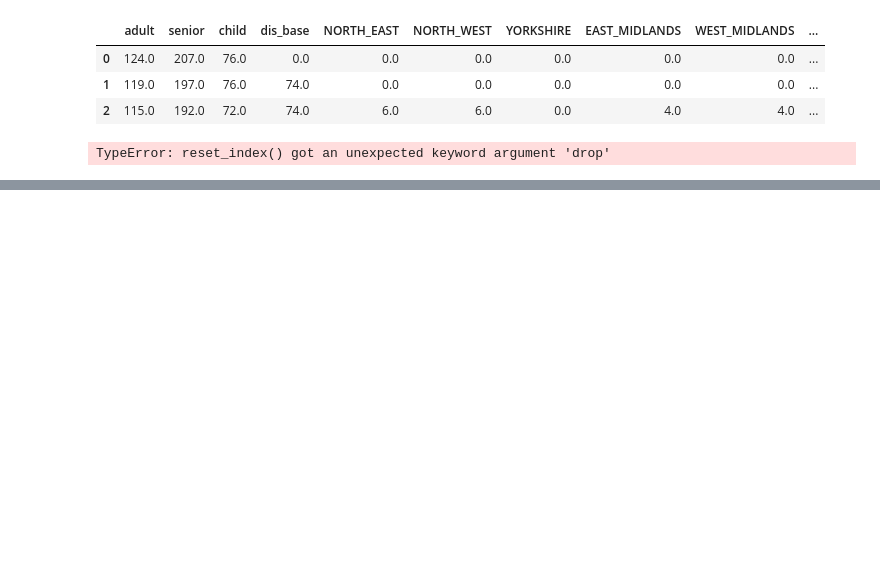
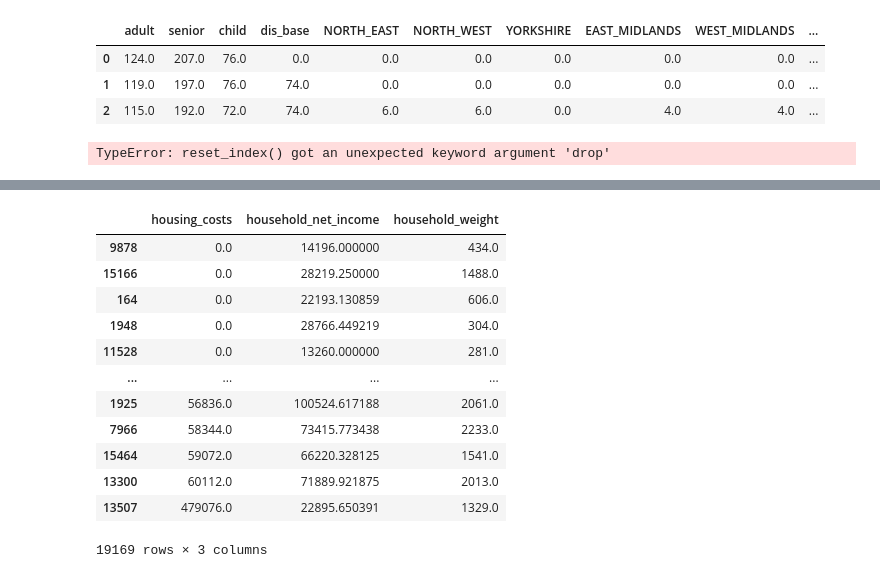
Before and after one commit to UBICenter/uk, a Jupyter notebook: jb/scratch.ipynb, the cells around one changed output, grey strips where cells are left out. Saved outputs shown, nothing was run; the diff lists cells and outputs as text; code cells hidden in the pictures; blank space fills up the shorter version.

```diff
--- a/jb/scratch.ipynb
+++ b/jb/scratch.ipynb
@@ -264,0 +299,16 @@ TypeError: reset_index() got an unexpected keyword argument 'drop'
+# %%
+housing.sort_values("housing_costs")
+# %% [output]
+|  | housing_costs | household_net_income | household_weight |
+| 9878 | 0.0 | 14196.000000 | 434.0 |
+| 15166 | 0.0 | 28219.250000 | 1488.0 |
+| 164 | 0.0 | 22193.130859 | 606.0 |
+| 1948 | 0.0 | 28766.449219 | 304.0 |
+| 11528 | 0.0 | 13260.000000 | 281.0 |
+| ... | ... | ... | ... |
+| 1925 | 56836.0 | 100524.617188 | 2061.0 |
+| 7966 | 58344.0 | 73415.773438 | 2233.0 |
+| 15464 | 59072.0 | 66220.328125 | 1541.0 |
+| 13300 | 60112.0 | 71889.921875 | 2013.0 |
+| 13507 | 479076.0 | 22895.650391 | 1329.0 |
+19169 rows × 3 columns
```
Also changed, not shown: parts of 25 cells of this notebook, 1 other file.
